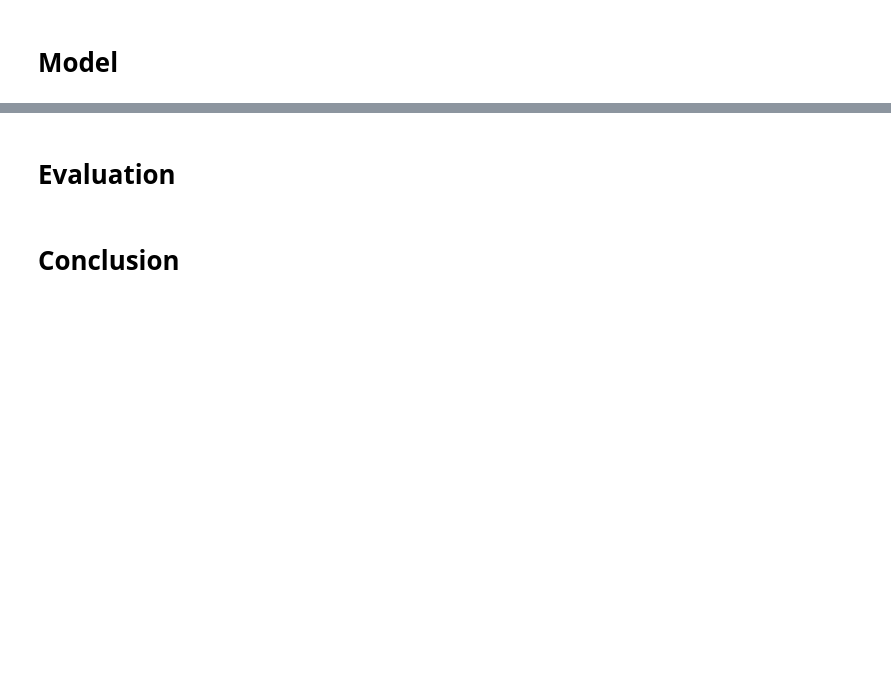
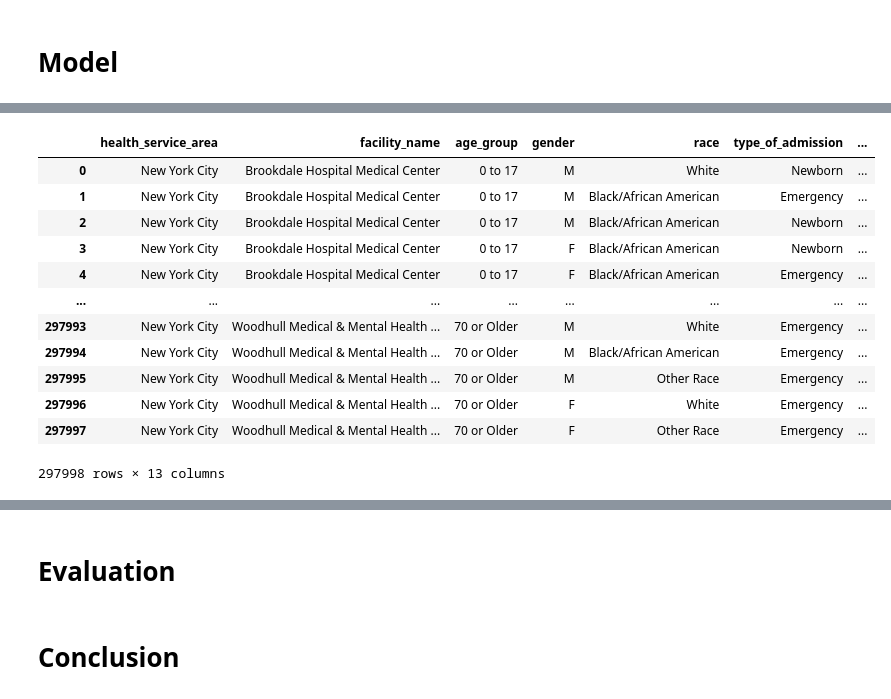
Before and after one commit to johnlocke333/patient_stay, a Jupyter notebook: notebook.ipynb, the cells around one changed output, grey strips where cells are left out. Saved outputs shown, nothing was run; the diff lists cells and outputs as text; code cells hidden in the pictures; blank space fills up the shorter version.

```diff
--- a/notebook.ipynb
+++ b/notebook.ipynb
@@ -317,0 +328,19 @@ strong multicollinearity problems or that the design matrix is singular.
+# %%
+X = patients.drop(columns = ['length_of_stay'], axis=1)
+y = patients[['length_of_stay']]
+# %%
+X
+# %% [output]
+|  | health_service_area | facility_name | age_group | gender | race | type_of_admission | ... |
+| 0 | New York City | Brookdale Hospital Medical Center | 0 to 17 | M | White | Newborn | ... |
+| 1 | New York City | Brookdale Hospital Medical Center | 0 to 17 | M | Black/African American | Emergency | ... |
+| 2 | New York City | Brookdale Hospital Medical Center | 0 to 17 | M | Black/African American | Newborn | ... |
+| 3 | New York City | Brookdale Hospital Medical Center | 0 to 17 | F | Black/African American | Newborn | ... |
+| 4 | New York City | Brookdale Hospital Medical Center | 0 to 17 | F | Black/African American | Emergency | ... |
+| ... | ... | ... | ... | ... | ... | ... | ... |
+| 297993 | New York City | Woodhull Medical & Mental Health ... | 70 or Older | M | White | Emergency | ... |
+| 297994 | New York City | Woodhull Medical & Mental Health ... | 70 or Older | M | Black/African American | Emergency | ... |
+| 297995 | New York City | Woodhull Medical & Mental Health ... | 70 or Older | M | Other Race | Emergency | ... |
+| 297996 | New York City | Woodhull Medical & Mental Health ... | 70 or Older | F | White | Emergency | ... |
+| 297997 | New York City | Woodhull Medical & Mental Health ... | 70 or Older | F | Other Race | Emergency | ... |
+297998 rows × 13 columns
```
Also changed, not shown: parts of 19 cells of this notebook.
